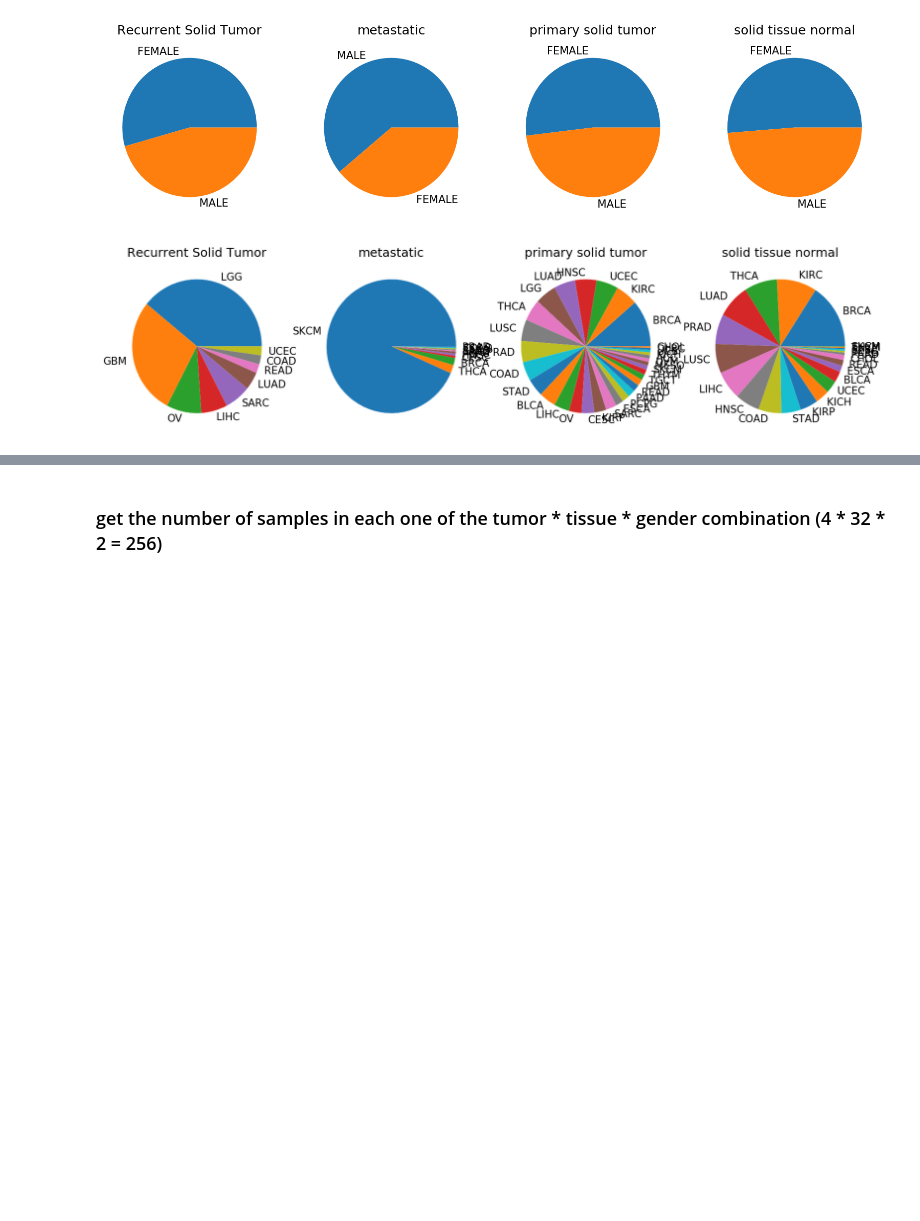
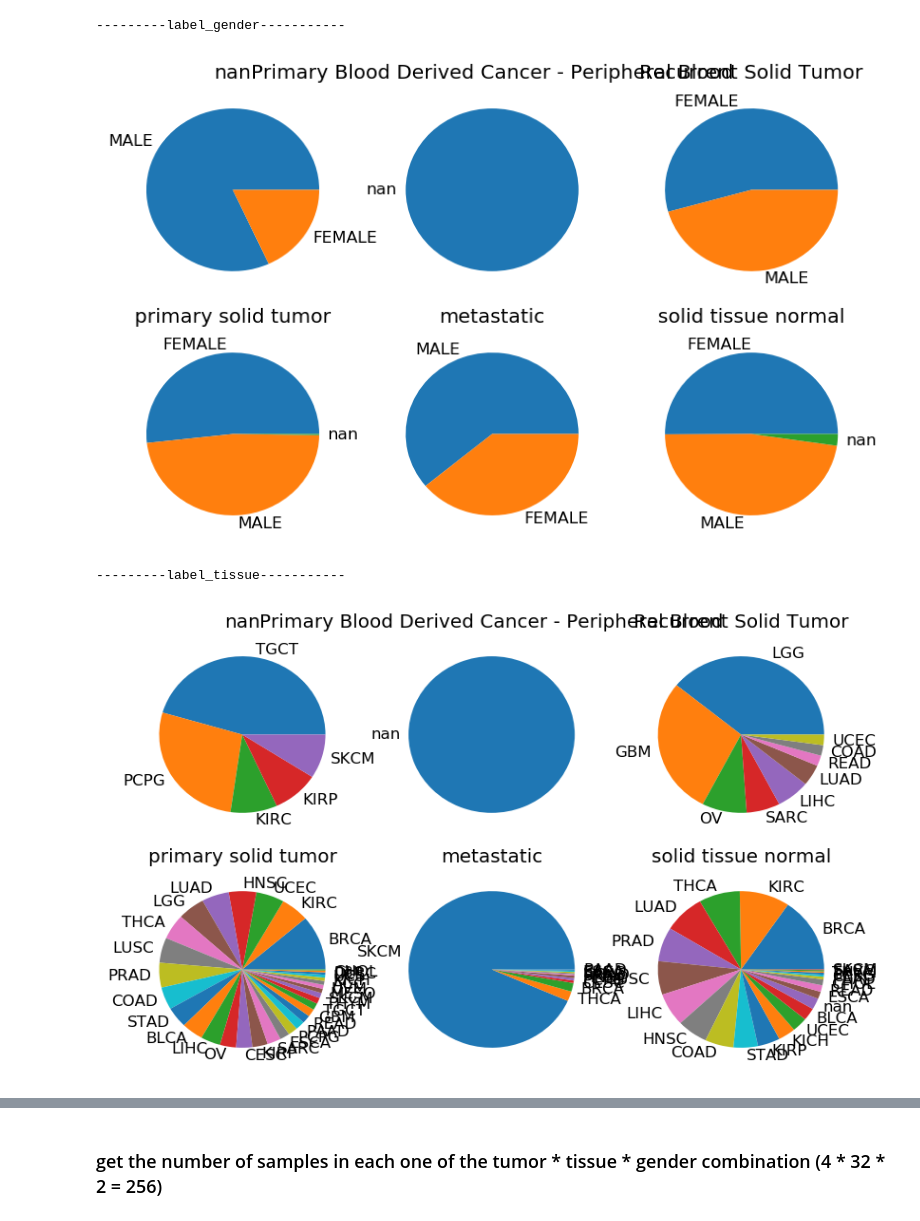
Before and after one commit to jvivian/DeepTCGA, a Jupyter notebook: Multi-label-stratified-split.ipynb, the cells around one changed output, grey strips where cells are left out. Saved outputs shown, nothing was run; the diff lists cells and outputs as text; code cells hidden in the pictures; blank space fills up the shorter version.

Commit message:
add back samples with nulls in one of the labels

```diff
--- a/Multi-label-stratified-split.ipynb
+++ b/Multi-label-stratified-split.ipynb
@@ -13,14 +11,26 @@ label_df = pd.read_csv("./data/labels.csv").dropna()
+# %%
+label_df = pd.read_csv("./data/labels.csv", index_col="sample_id")
+# remove samples without any label
+label_df = label_df[~label_df.isnull().all(axis=1)].reset_index()
 # %%
 for pie_chart_label in ["label_gender", "label_tissue"]:
-    fig, axes = plt.subplots(ncols=4, nrows=1, figsize=(13,3), dpi=150)
-    for i, tumor_type in enumerate(set(label_df.label_tumor)):
-        this_tumor = label_df[label_df.label_tumor==tumor_type].copy()
-        ax = this_tumor[pie_chart_label].value_counts(normalize=True).plot.pie(ax=axes[i])
-        axes[i].set_ylabel("")
-        axes[i].set_title(tumor_type)
+    fig, axes = plt.subplots(ncols=3, nrows=2, figsize=(8,5), dpi=120)
+    print("---------{0}-----------".format(pie_chart_label))
+    for i, tumor_type in enumerate(list(set(label_df.label_tumor))):
+        row = i // 3
+        col = i % 3
+        if tumor_type is np.nan:
+            this_tumor = label_df[pd.isnull(label_df.label_tumor)].copy()
+        else:
+            this_tumor = label_df[label_df.label_tumor==tumor_type].copy()
+        ax = this_tumor[pie_chart_label].value_counts(normalize=True, dropna=False).plot.pie(ax=axes[row][col])
+        axes[row][col].set_ylabel("")
+        axes[row][col].set_title(tumor_type)
     plt.show()
 # %% [output]
+---------label_gender-----------
-[figure, old version]
+[figure, new version]
+---------label_tissue-----------
-[figure, old version]
+[figure, new version]
 # %%
 for pie_chart_label in ["label_gender", "label_tumor"]:
```
Also changed, not shown: parts of 13 cells of this notebook.
